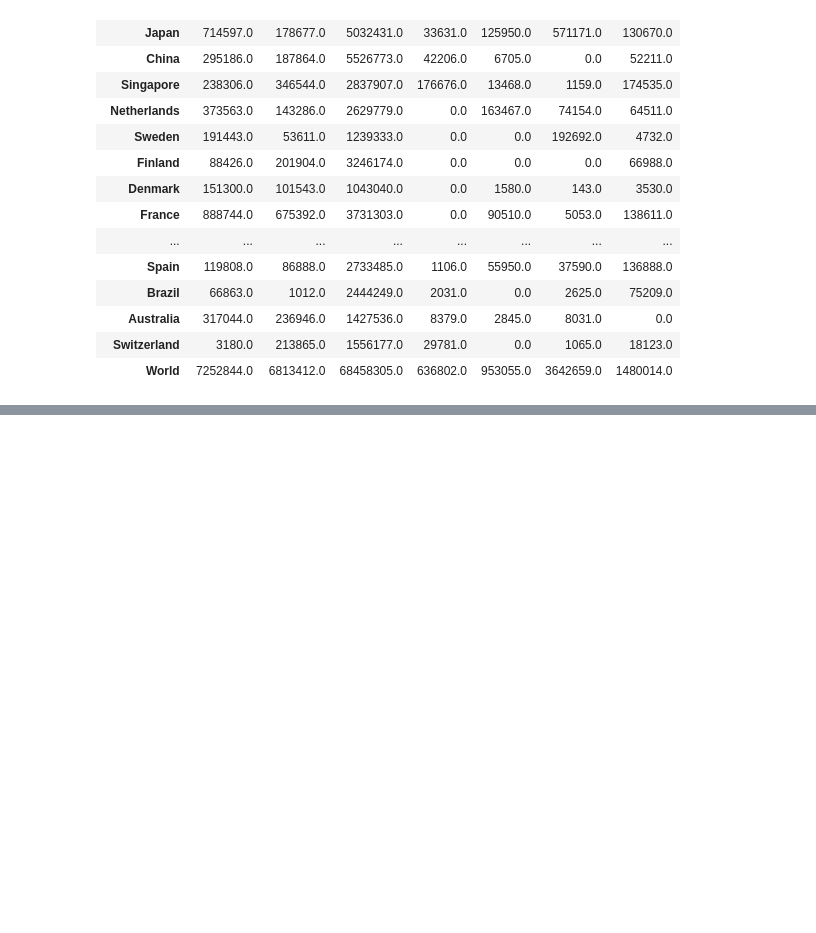
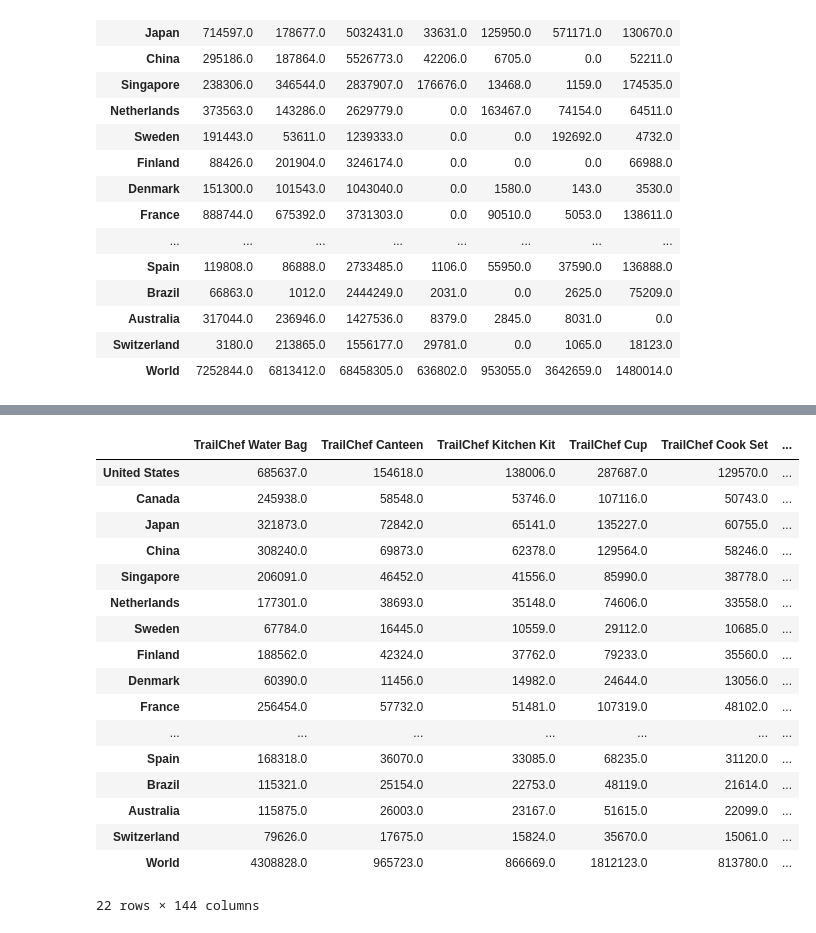
Before and after one commit to escapa12/Visualization, a Jupyter notebook: Task2/Group data.ipynb, the cells around one changed output, grey strips where cells are left out. Cells and saved outputs as stored; diff of their text form; code cells hidden in the pictures; blank space fills up the shorter version.

```diff
--- a/Task2/Group data.ipynb
+++ b/Task2/Group data.ipynb
@@ -119,0 +177,35 @@ df
+# %%
+countries = pd.unique(data_in['Retailer country'])
+orders = pd.unique(data_in['Product'])
+
+df = pd.DataFrame(index=np.hstack((countries,'World')), columns=orders)
+
+for order in orders:
+    df_quant=[]
+    for country in countries:
+#         df_benef.append(data_in[(data_in['Retailer country']==country) &( data_in['Order method type']==order) ]['Gross profit'].sum())
+        df_quant.append(data_in[(data_in['Retailer country']==country) &( data_in['Product']==order) ]['Quantity'].sum())
+
+    df_quant.append(sum(df_quant))
+    df[order]=df_quant
+pd.DataFrame.to_csv(df,'country_product.csv')
+df
+# %% [output]
+|  | TrailChef Water Bag | TrailChef Canteen | TrailChef Kitchen Kit | TrailChef Cup | TrailChef Cook Set | ... |
+| United States | 685637.0 | 154618.0 | 138006.0 | 287687.0 | 129570.0 | ... |
+| Canada | 245938.0 | 58548.0 | 53746.0 | 107116.0 | 50743.0 | ... |
+| Japan | 321873.0 | 72842.0 | 65141.0 | 135227.0 | 60755.0 | ... |
+| China | 308240.0 | 69873.0 | 62378.0 | 129564.0 | 58246.0 | ... |
+| Singapore | 206091.0 | 46452.0 | 41556.0 | 85990.0 | 38778.0 | ... |
+| Netherlands | 177301.0 | 38693.0 | 35148.0 | 74606.0 | 33558.0 | ... |
+| Sweden | 67784.0 | 16445.0 | 10559.0 | 29112.0 | 10685.0 | ... |
+| Finland | 188562.0 | 42324.0 | 37762.0 | 79233.0 | 35560.0 | ... |
+| Denmark | 60390.0 | 11456.0 | 14982.0 | 24644.0 | 13056.0 | ... |
+| France | 256454.0 | 57732.0 | 51481.0 | 107319.0 | 48102.0 | ... |
+| ... | ... | ... | ... | ... | ... | ... |
+| Spain | 168318.0 | 36070.0 | 33085.0 | 68235.0 | 31120.0 | ... |
+| Brazil | 115321.0 | 25154.0 | 22753.0 | 48119.0 | 21614.0 | ... |
+| Australia | 115875.0 | 26003.0 | 23167.0 | 51615.0 | 22099.0 | ... |
+| Switzerland | 79626.0 | 17675.0 | 15824.0 | 35670.0 | 15061.0 | ... |
+| World | 4308828.0 | 965723.0 | 866669.0 | 1812123.0 | 813780.0 | ... |
+22 rows × 144 columns
```
Also changed, not shown: parts of 5 cells of this notebook, 5 other files.
